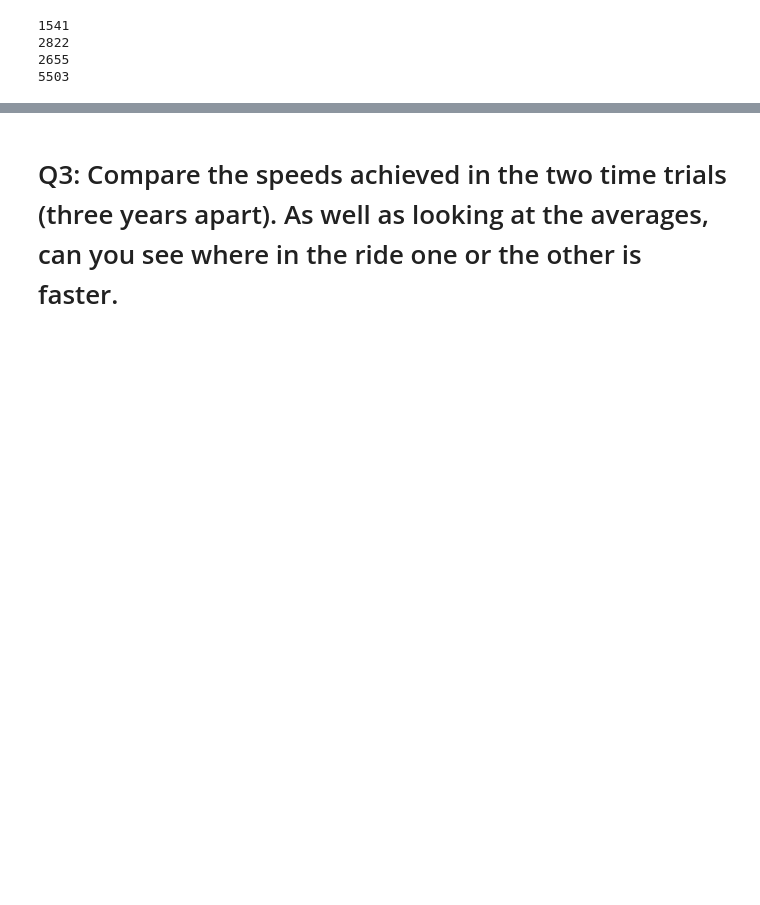
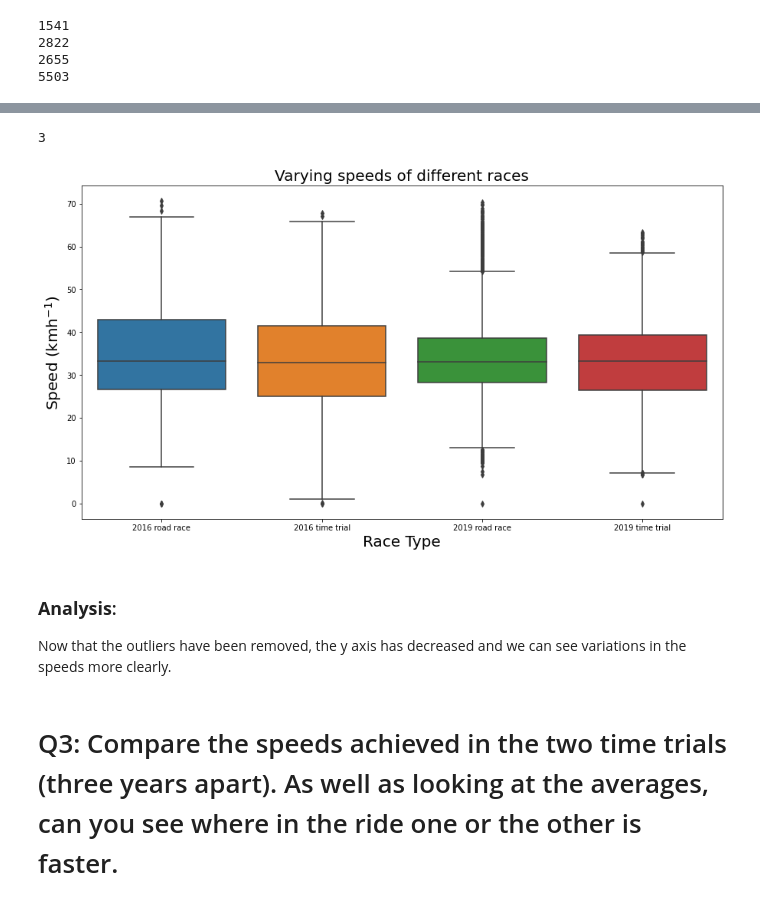
Before and after one commit to MQCOMP2200-S2-2021/Data-Science-Labs, a Jupyter notebook: Portfolio 1.ipynb, the cells around one changed output, grey strips where cells are left out. Cells and saved outputs as stored; diff of their text form; code cells hidden in the pictures; blank space fills up the shorter version.

```diff
--- a/Portfolio 1.ipynb
+++ b/Portfolio 1.ipynb
@@ -404,0 +470,11 @@ plt.plot(tt_19new['speed'], marker= '.')
+# %%
+allDF_clean = allDF
+allDF_clean = allDF_clean[allDF_clean['speed'] < 80] # keeping all rows except those that are greater than 80.
+# In other words, removing all rows greater than 80. I originally thought this would substitute the values iin 'speed'
+# for boolean values instead. Like how a mask works. But this is not the case.
+# %%
+# checking the amount of outliers removed:
+
+allDF.shape[0] - allDF_clean.shape[0]
+# %% [output]
+3
@@ -405,3 +483,20 @@ plt.plot(tt_19new['speed'], marker= '.')
+# %%
+# plotting again
+
+plt.figure(figsize=(15,8))
+
+ax = sns.boxplot(x='race type', y='speed', data= allDF_clean)
+ax.set_xlabel('Race Type', fontsize=20)
+ax.set_ylabel('Speed (kmh$^{-1}$)', fontsize=20)
+ax.set_title('Varying speeds of different races', fontsize= 20)
+
+plt.show()
+# %% [output]
+[figure, added]
+# %% [markdown]
+### **Analysis**:
+
+Now that the outliers have been removed, the y axis has decreased and we can see variations in the speeds more clearly.
 # %% [markdown]
 # Q3: Compare the speeds achieved in the two time trials (three years apart).  As well as looking at the averages, can you see where in the ride one or the other is faster.
 # %% [markdown]
```
Also changed, not shown: parts of 24 cells of this notebook.
